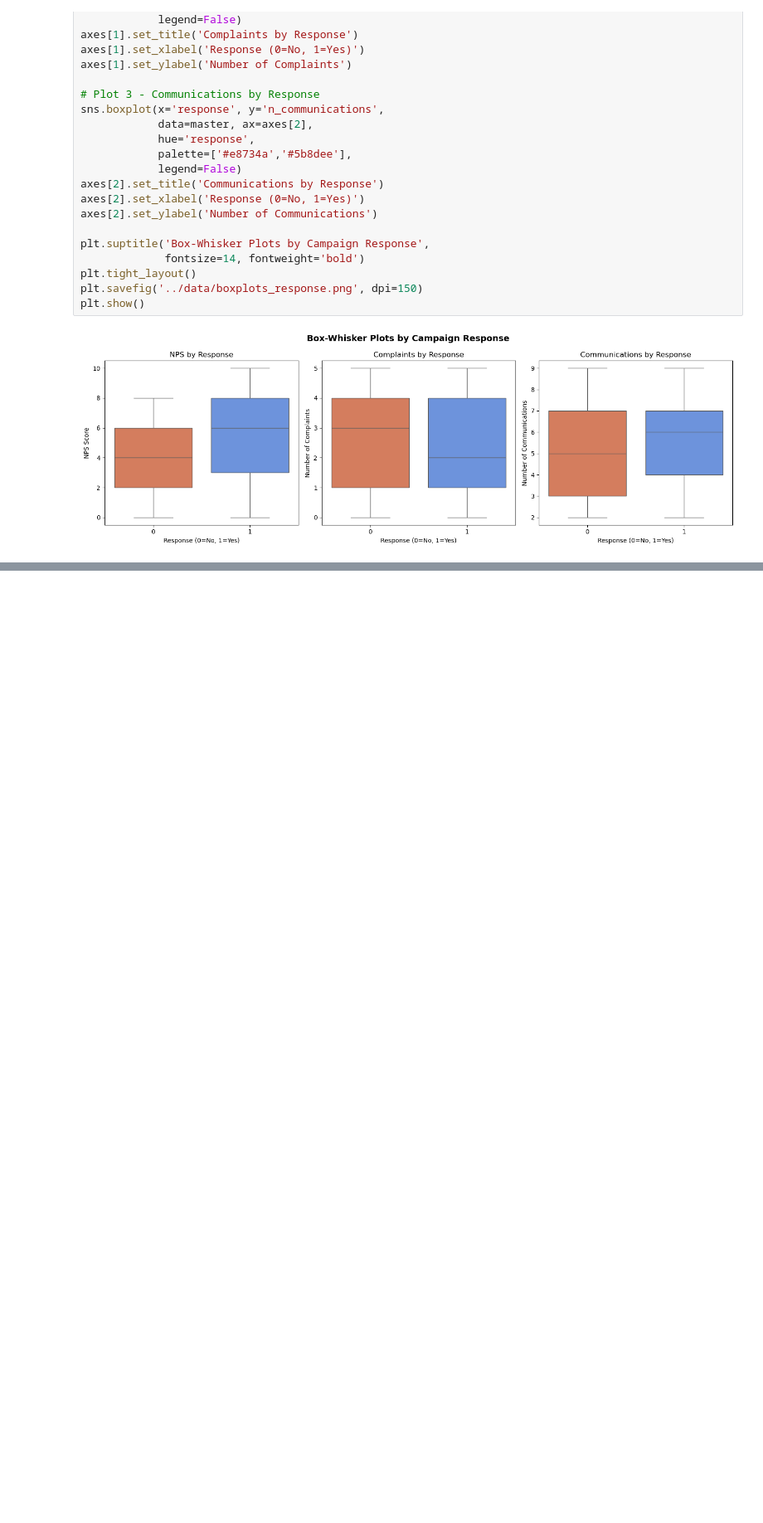
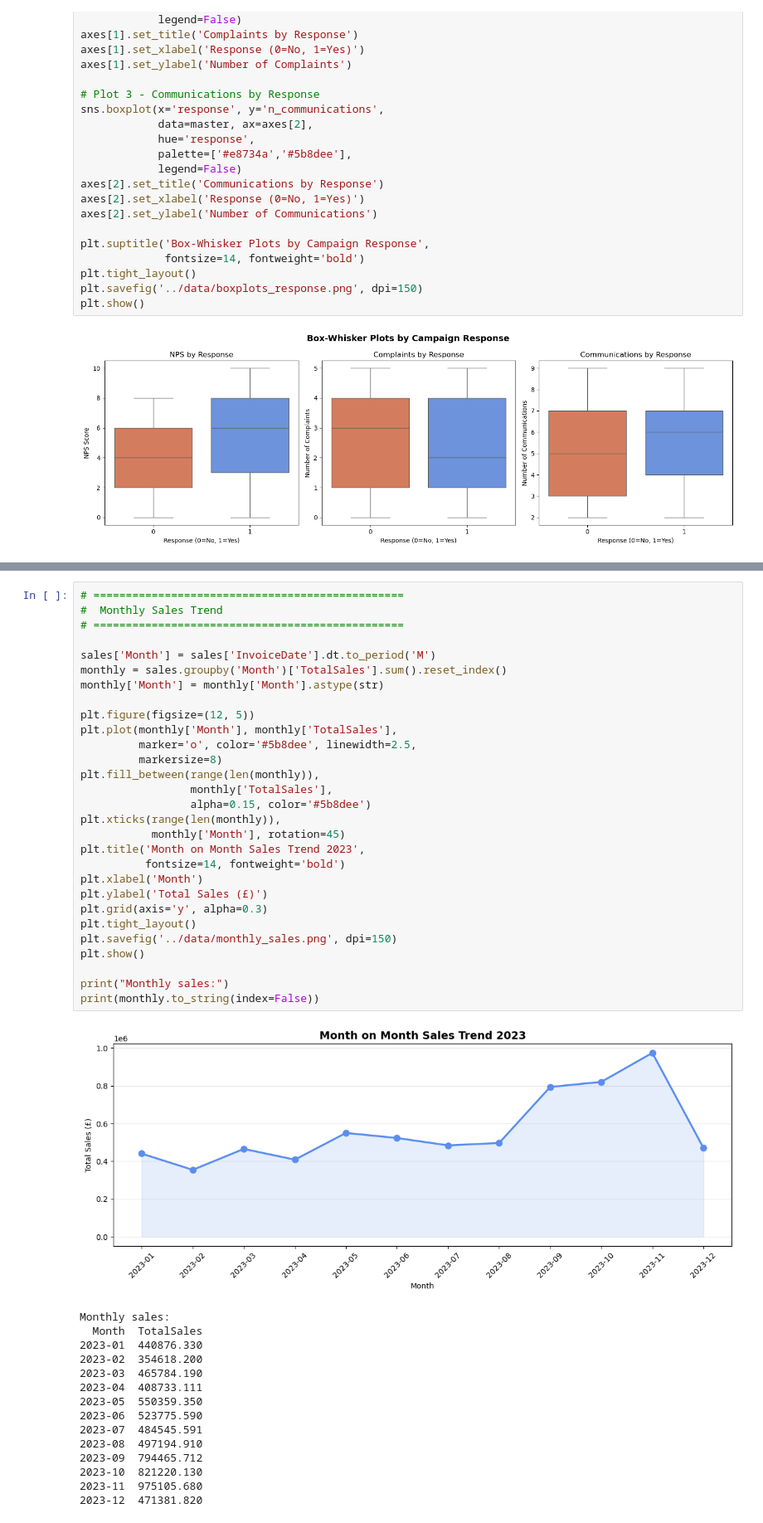
Before and after one commit to Aliona83/retail-customer-analytics, a Jupyter notebook: notebooks/02_eda.ipynb, the cells around one changed output, grey strips where cells are left out. Shown at 83% size. Saved outputs shown, nothing was run; the diff lists cells and outputs as text; blank space fills up the shorter version.

```diff
--- a/notebooks/02_eda.ipynb
+++ b/notebooks/02_eda.ipynb
@@ -135,0 +176,45 @@ nps_group    N  N_plus   RR%
+# %%
+# ================================================
+#  Monthly Sales Trend
+# ================================================
+
+sales['Month'] = sales['InvoiceDate'].dt.to_period('M')
+monthly = sales.groupby('Month')['TotalSales'].sum().reset_index()
+monthly['Month'] = monthly['Month'].astype(str)
+
+plt.figure(figsize=(12, 5))
+plt.plot(monthly['Month'], monthly['TotalSales'],
+         marker='o', color='#5b8dee', linewidth=2.5,
+         markersize=8)
+plt.fill_between(range(len(monthly)),
+                 monthly['TotalSales'],
+                 alpha=0.15, color='#5b8dee')
+plt.xticks(range(len(monthly)),
+           monthly['Month'], rotation=45)
+plt.title('Month on Month Sales Trend 2023',
+          fontsize=14, fontweight='bold')
+plt.xlabel('Month')
+plt.ylabel('Total Sales (£)')
+plt.grid(axis='y', alpha=0.3)
+plt.tight_layout()
+plt.savefig('../data/monthly_sales.png', dpi=150)
+plt.show()
+
+print("Monthly sales:")
+print(monthly.to_string(index=False))
+# %% [output]
+[figure, added]
+Monthly sales:
+  Month  TotalSales
+2023-01  440876.330
+2023-02  354618.200
+2023-03  465784.190
+2023-04  408733.111
+2023-05  550359.350
+2023-06  523775.590
+2023-07  484545.591
+2023-08  497194.910
+2023-09  794465.712
+2023-10  821220.130
+2023-11  975105.680
+2023-12  471381.820
```
Also changed, not shown: parts of 3 cells of this notebook, 6 other files.
